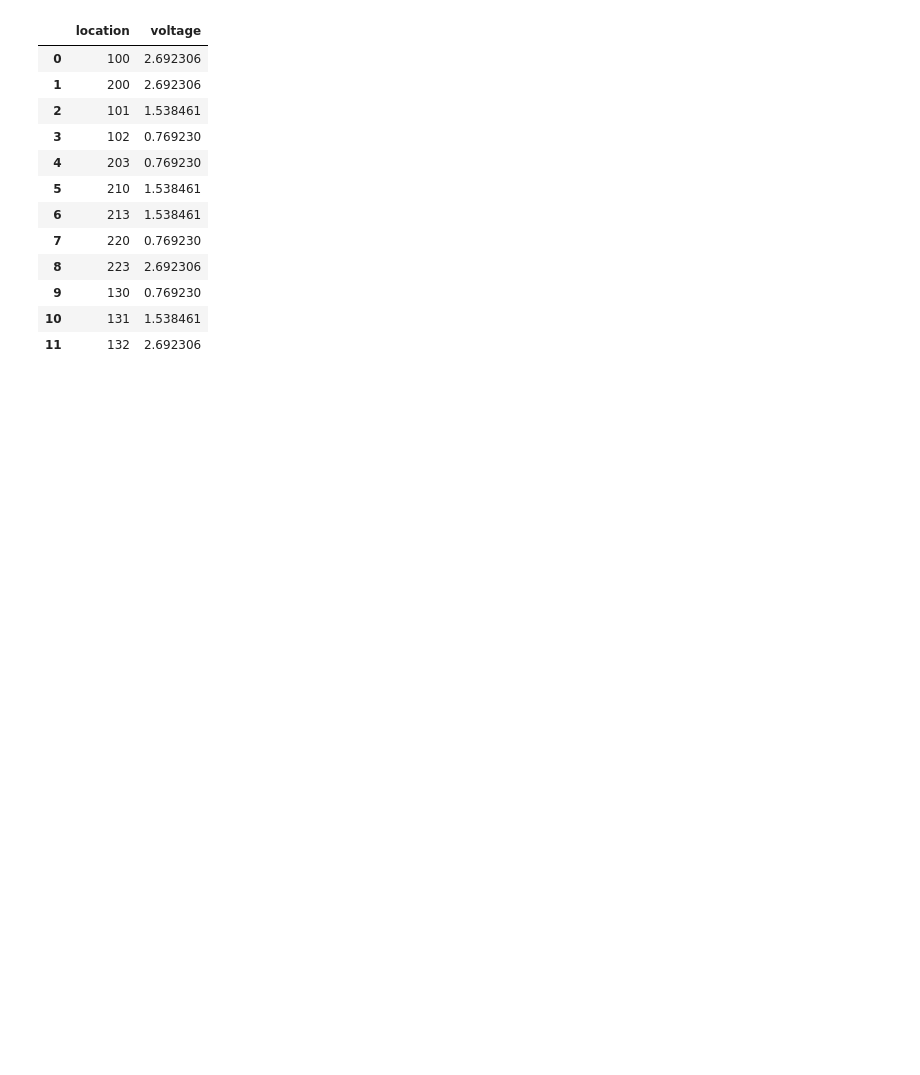
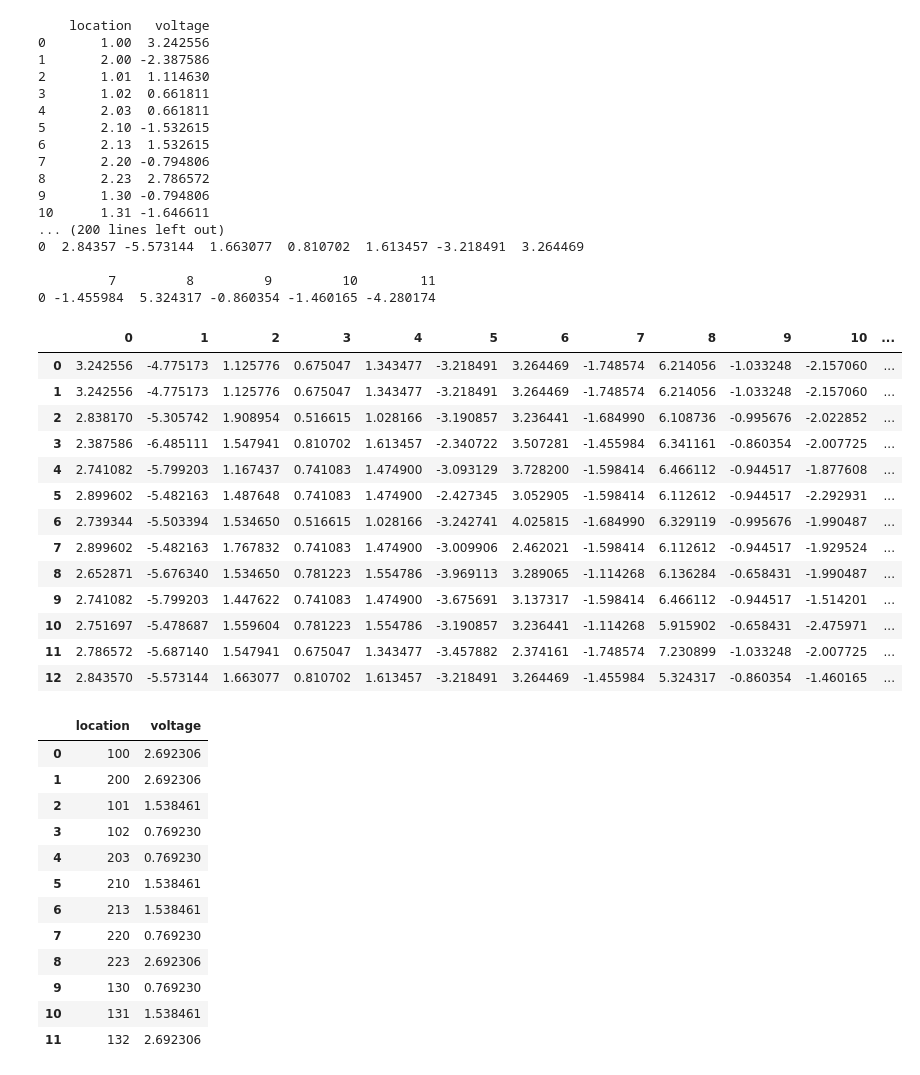
Before and after one commit to MariMachaidze/Internship-2024, a Jupyter notebook: data/making dataset-NEW.ipynb, the cells around one changed output. Cells and saved outputs as stored; diff of their text form; code cells hidden in the pictures; blank space fills up the shorter version.

Commit message:
new changeees, I will explain later

```diff
--- a/data/making dataset-NEW.ipynb
+++ b/data/making dataset-NEW.ipynb
@@ -2,3 +2,19 @@
 import pandas as pd
 # %%
 path = 'C:\\Users\\marim\\Desktop\\summer 2024 projects\\internship 2024\\data\\datasets\\'
+# %%
+def new_df(br):
+    df = pd.DataFrame()
+    df = pd.read_csv(path+'Broken_VDLoc'+br+'.csv')
+    print(df)
+    num_pairs = len(df) # for this instance it will be 12
+    new_df = []
+    for i in range(num_pairs):
+        new_df.append(df['location'].iloc[i] * df['voltage'].iloc[i])
+        # print(new_df)
+    new_df = pd.DataFrame(new_df)
+    new_df = new_df.transpose()
+    return new_df
+# %%
+df1 = new_df('V01')
+df1
@@ -5,3 +37,42 @@ path = 'C:\\Users\\marim\\Desktop\\summer 2024 projects\\internship 2024\\data\\
+# %%
+for i in br:
+    df_new = new_df(i)
+    print(df_new)
+    df1 = pd.concat([df1, df_new], axis=0, ignore_index=True)
+
+df1
+# %% [output]
+    location   voltage
+0       1.00  3.242556
+1       2.00 -2.387586
+2       1.01  1.114630
+3       1.02  0.661811
+4       2.03  0.661811
+5       2.10 -1.532615
+6       2.13  1.532615
+7       2.20 -0.794806
+8       2.23  2.786572
+9       1.30 -0.794806
+10      1.31 -1.646611
+... (200 lines left out)
+0  2.84357 -5.573144  1.663077  0.810702  1.613457 -3.218491  3.264469
+
+         7         8         9         10        11
+0 -1.455984  5.324317 -0.860354 -1.460165 -4.280174
+|  | 0 | 1 | 2 | 3 | 4 | 5 | 6 | 7 | 8 | 9 | 10 | ... |
+| 0 | 3.242556 | -4.775173 | 1.125776 | 0.675047 | 1.343477 | -3.218491 | 3.264469 | -1.748574 | 6.214056 | -1.033248 | -2.157060 | ... |
+| 1 | 3.242556 | -4.775173 | 1.125776 | 0.675047 | 1.343477 | -3.218491 | 3.264469 | -1.748574 | 6.214056 | -1.033248 | -2.157060 | ... |
+| 2 | 2.838170 | -5.305742 | 1.908954 | 0.516615 | 1.028166 | -3.190857 | 3.236441 | -1.684990 | 6.108736 | -0.995676 | -2.022852 | ... |
+| 3 | 2.387586 | -6.485111 | 1.547941 | 0.810702 | 1.613457 | -2.340722 | 3.507281 | -1.455984 | 6.341161 | -0.860354 | -2.007725 | ... |
+| 4 | 2.741082 | -5.799203 | 1.167437 | 0.741083 | 1.474900 | -3.093129 | 3.728200 | -1.598414 | 6.466112 | -0.944517 | -1.877608 | ... |
+| 5 | 2.899602 | -5.482163 | 1.487648 | 0.741083 | 1.474900 | -2.427345 | 3.052905 | -1.598414 | 6.112612 | -0.944517 | -2.292931 | ... |
+| 6 | 2.739344 | -5.503394 | 1.534650 | 0.516615 | 1.028166 | -3.242741 | 4.025815 | -1.684990 | 6.329119 | -0.995676 | -1.990487 | ... |
+| 7 | 2.899602 | -5.482163 | 1.767832 | 0.741083 | 1.474900 | -3.009906 | 2.462021 | -1.598414 | 6.112612 | -0.944517 | -1.929524 | ... |
+| 8 | 2.652871 | -5.676340 | 1.534650 | 0.781223 | 1.554786 | -3.969113 | 3.289065 | -1.114268 | 6.136284 | -0.658431 | -1.990487 | ... |
+| 9 | 2.741082 | -5.799203 | 1.447622 | 0.741083 | 1.474900 | -3.675691 | 3.137317 | -1.598414 | 6.466112 | -0.944517 | -1.514201 | ... |
+| 10 | 2.751697 | -5.478687 | 1.559604 | 0.781223 | 1.554786 | -3.190857 | 3.236441 | -1.114268 | 5.915902 | -0.658431 | -2.475971 | ... |
+| 11 | 2.786572 | -5.687140 | 1.547941 | 0.675047 | 1.343477 | -3.457882 | 2.374161 | -1.748574 | 7.230899 | -1.033248 | -2.007725 | ... |
+| 12 | 2.843570 | -5.573144 | 1.663077 | 0.810702 | 1.613457 | -3.218491 | 3.264469 | -1.455984 | 5.324317 | -0.860354 | -1.460165 | ... |
 # %%
 def reshape_df(br):
     df = pd.DataFrame()
```
Also changed, not shown: parts of 4 cells of this notebook, 28 other files.
